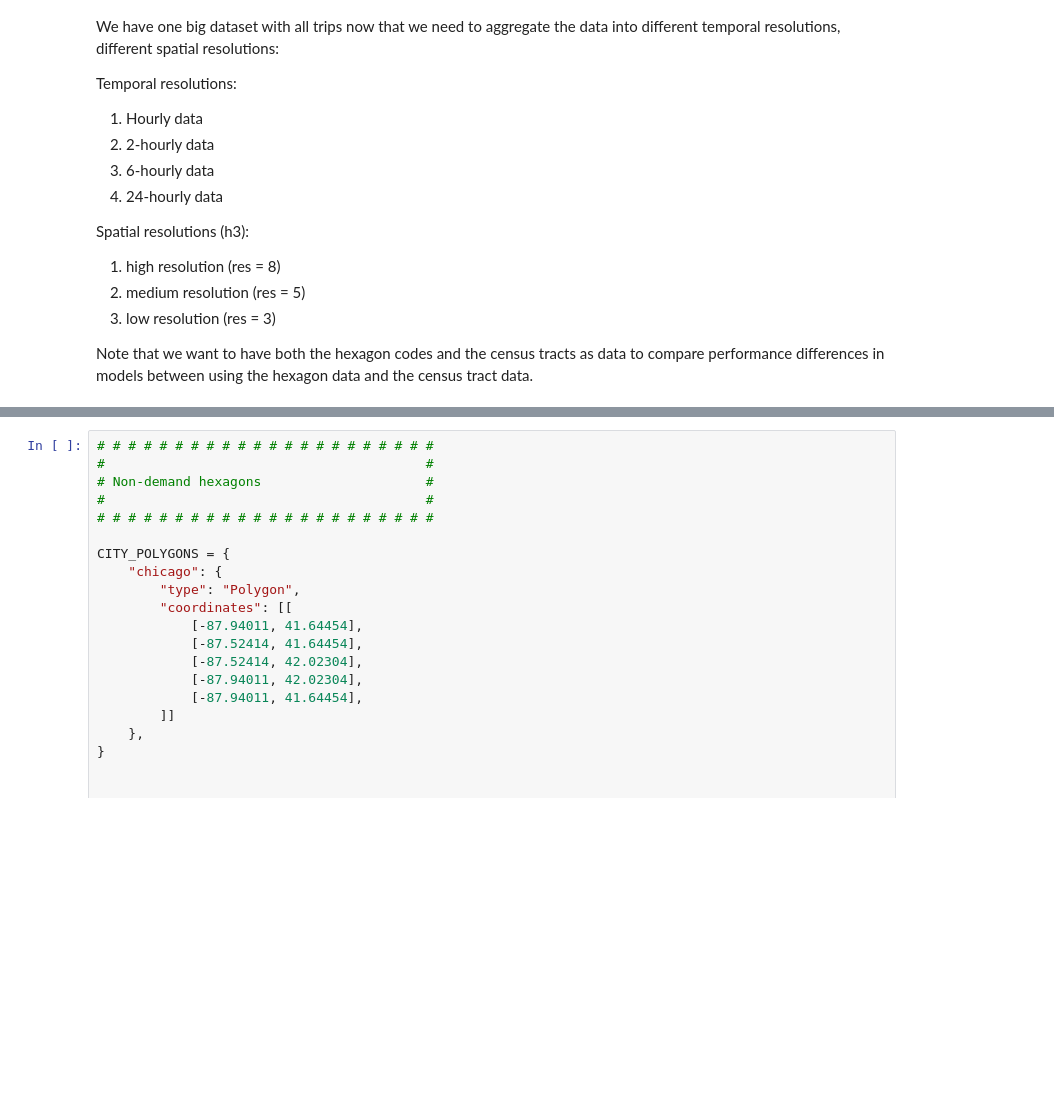
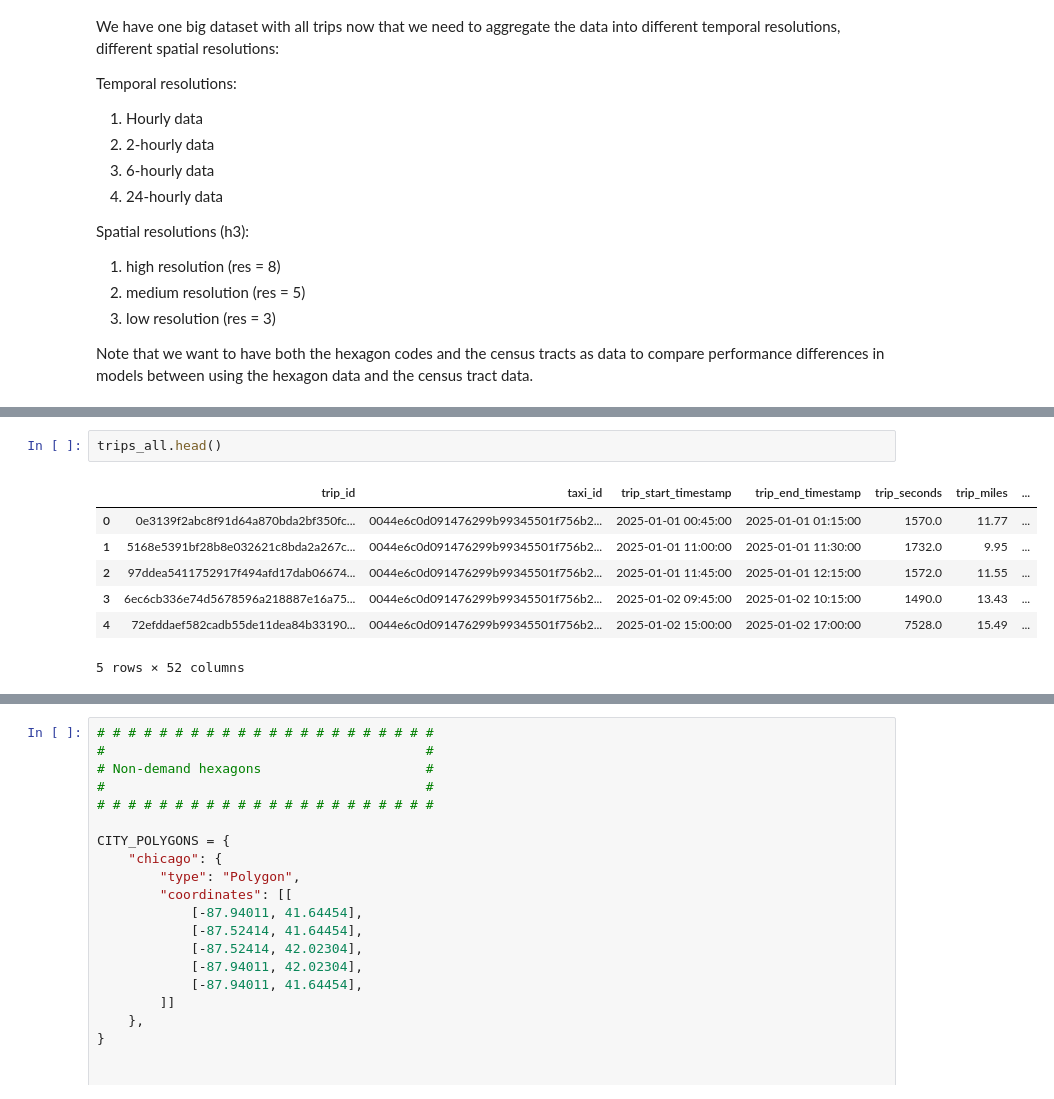
Before and after one commit to ge02/AAA_TA_2026, a Jupyter notebook: notebooks/Data Preprocessing/Data_Aggregation.ipynb, the cells around one changed output, grey strips where cells are left out. Drawn from its saved outputs; the diff is of its cells as text; blank space fills up the shorter version.

```diff
--- a/notebooks/Data Preprocessing/Data_Aggregation.ipynb
+++ b/notebooks/Data Preprocessing/Data_Aggregation.ipynb
@@ -88,0 +177,10 @@ LEAKY_COLS = [
+# %%
+trips_all.head()
+# %% [output]
+|  | trip_id | taxi_id | trip_start_timestamp | trip_end_timestamp | trip_seconds | trip_miles | ... |
+| 0 | 0e3139f2abc8f91d64a870bda2bf350fc... | 0044e6c0d091476299b99345501f756b2... | 2025-01-01 00:45:00 | 2025-01-01 01:15:00 | 1570.0 | 11.77 | ... |
+| 1 | 5168e5391bf28b8e032621c8bda2a267c... | 0044e6c0d091476299b99345501f756b2... | 2025-01-01 11:00:00 | 2025-01-01 11:30:00 | 1732.0 | 9.95 | ... |
+| 2 | 97ddea5411752917f494afd17dab06674... | 0044e6c0d091476299b99345501f756b2... | 2025-01-01 11:45:00 | 2025-01-01 12:15:00 | 1572.0 | 11.55 | ... |
+| 3 | 6ec6cb336e74d5678596a218887e16a75... | 0044e6c0d091476299b99345501f756b2... | 2025-01-02 09:45:00 | 2025-01-02 10:15:00 | 1490.0 | 13.43 | ... |
+| 4 | 72efddaef582cadb55de11dea84b33190... | 0044e6c0d091476299b99345501f756b2... | 2025-01-02 15:00:00 | 2025-01-02 17:00:00 | 7528.0 | 15.49 | ... |
+5 rows × 52 columns
```
Also changed, not shown: parts of 27 cells of this notebook, 2 other files.
